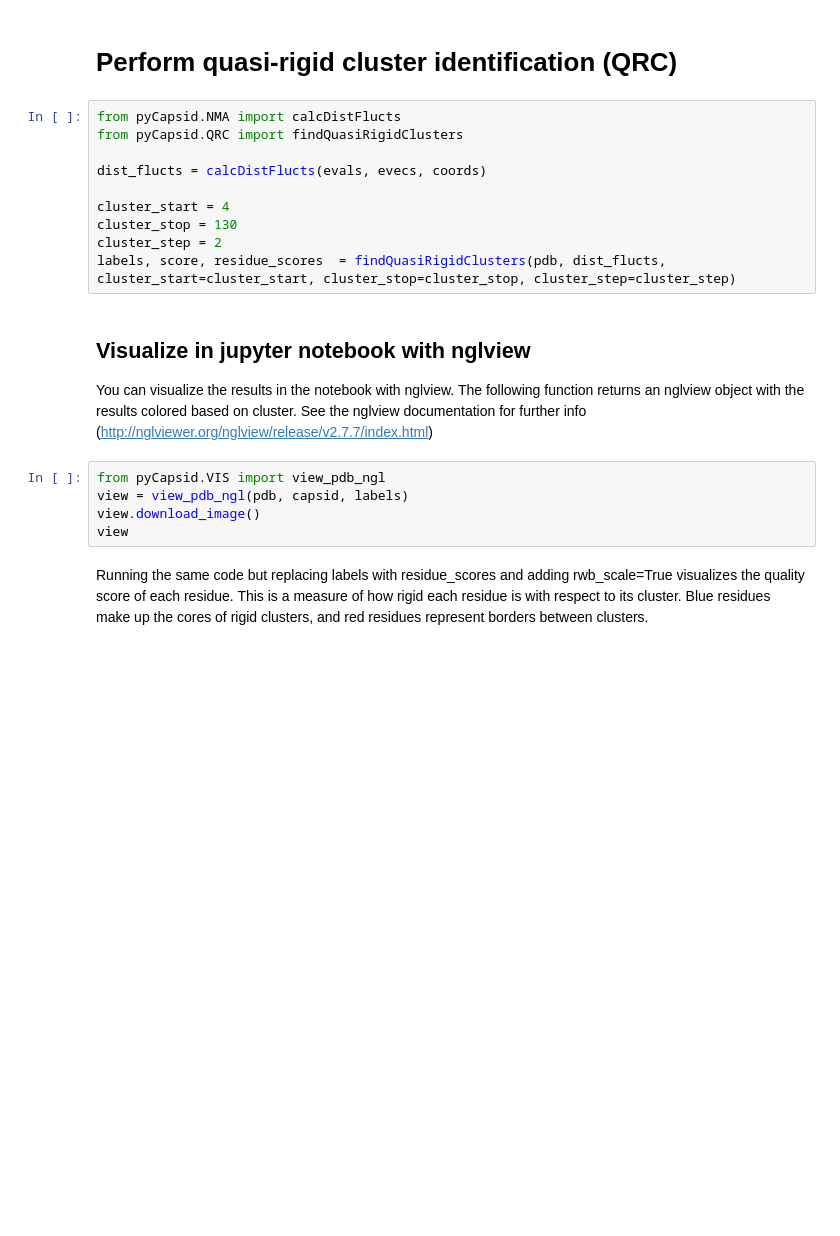
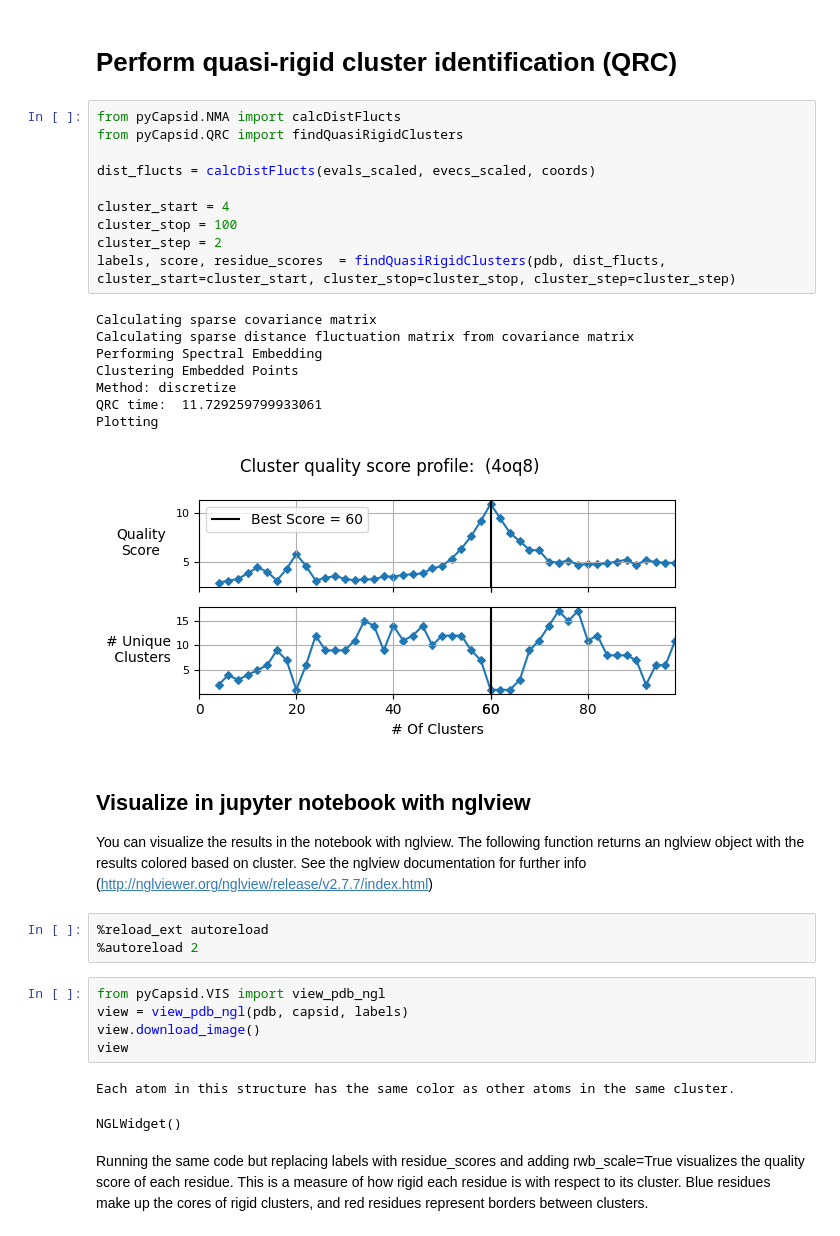
Before and after one commit to luquelab/pyCapsid, a Jupyter notebook: notebooks/example_notebook.ipynb, the cells around one changed output. Drawn from its saved outputs; the diff is of its cells as text; blank space fills up the shorter version.

Commit message:
Visualization changes, version number changes, documentation changes, example notbook changes

```diff
--- a/notebooks/example_notebook.ipynb
+++ b/notebooks/example_notebook.ipynb
@@ -29,21 +66,36 @@ evals_scaled, evecs_scaled = fitCompareBfactors(evals, evecs, bfactors, pdb)
 # %%
 from pyCapsid.NMA import calcDistFlucts
 from pyCapsid.QRC import findQuasiRigidClusters
 
-dist_flucts = calcDistFlucts(evals, evecs, coords)
+dist_flucts = calcDistFlucts(evals_scaled, evecs_scaled, coords)
 
 cluster_start = 4
-cluster_stop = 130
+cluster_stop = 100
 cluster_step = 2
 labels, score, residue_scores  = findQuasiRigidClusters(pdb, dist_flucts, cluster_start=cluster_start, cluster_stop=cluster_stop, cluster_step=cluster_step)
+# %% [output]
+Calculating sparse covariance matrix
+Calculating sparse distance fluctuation matrix from covariance matrix
+Performing Spectral Embedding
+Clustering Embedded Points
+Method: discretize
+QRC time:  11.729259799933061
+Plotting
+[figure, added]
 # %% [markdown]
 ## Visualize in jupyter notebook with nglview
 You can visualize the results in the notebook with nglview. The following function returns an nglview object with the results colored based on cluster. See the nglview documentation for further info (http://nglviewer.org/nglview/release/v2.7.7/index.html)
+# %%
+%reload_ext autoreload
+%autoreload 2
 # %%
 from pyCapsid.VIS import view_pdb_ngl
 view = view_pdb_ngl(pdb, capsid, labels)
 view.download_image()
 view
+# %% [output]
+Each atom in this structure has the same color as other atoms in the same cluster.
+NGLWidget()
 # %% [markdown]
 Running the same code but replacing labels with residue_scores and adding rwb_scale=True visualizes the quality score of each residue. This is a measure of how rigid each residue is with respect to its cluster. Blue residues make up the cores of rigid clusters, and red residues represent borders between clusters.
 # %%
```
Also changed, not shown: parts of 7 cells of this notebook, 4 other files.
